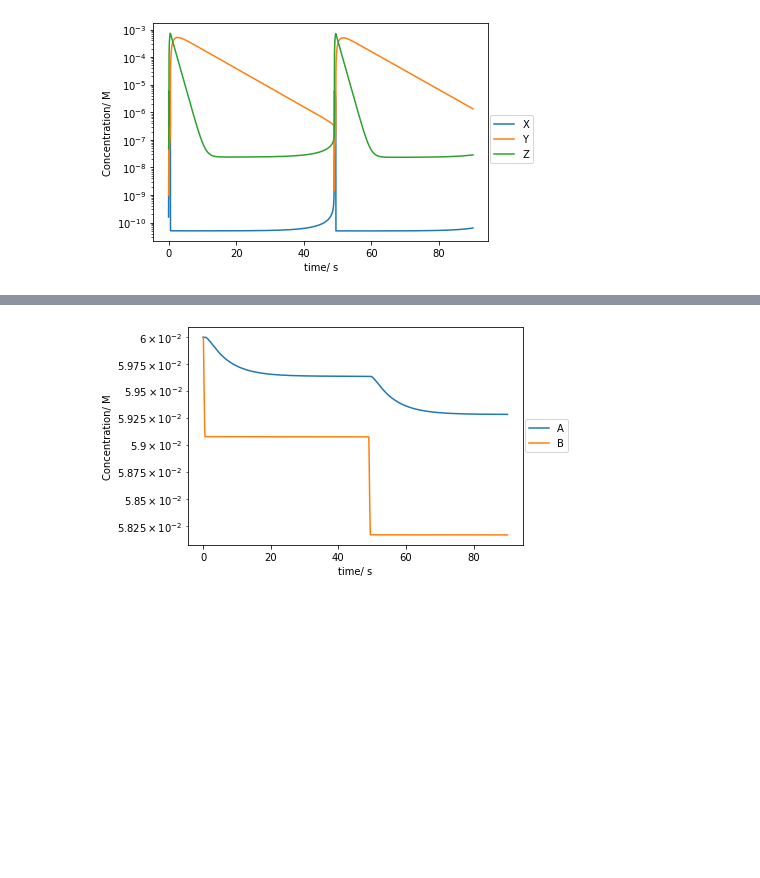
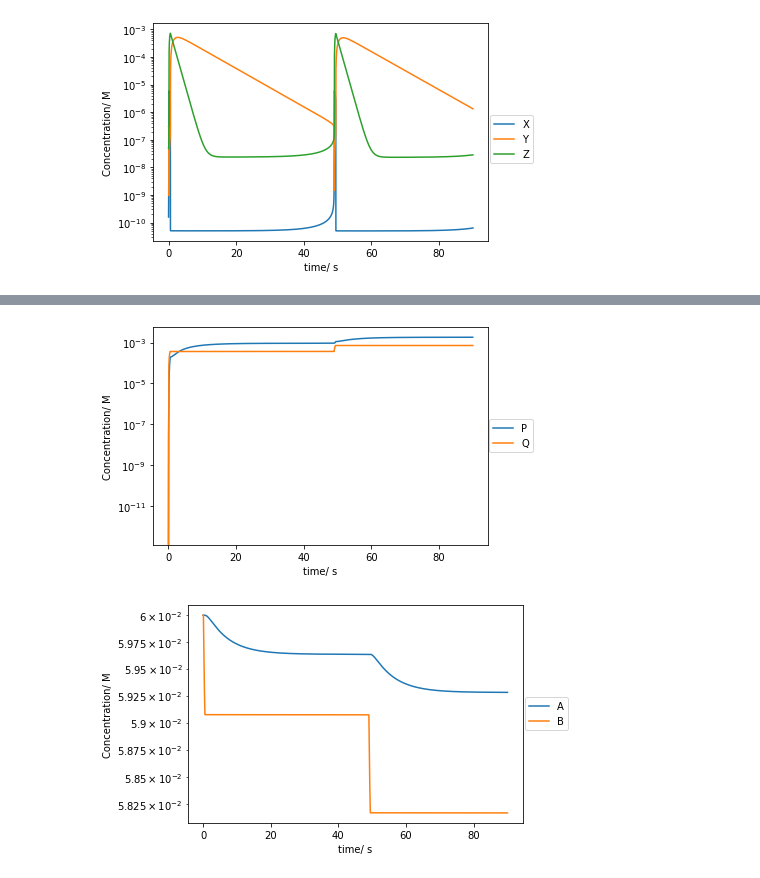
Before and after one commit to KGrewal1/ChemIITools, a Jupyter notebook: nbs/02_Kinetics.ipynb, the cells around one changed output, grey strips where cells are left out. Saved outputs shown, nothing was run; the diff lists cells and outputs as text; code cells hidden in the pictures; blank space fills up the shorter version.

```diff
--- a/nbs/02_Kinetics.ipynb
+++ b/nbs/02_Kinetics.ipynb
@@ -272,0 +301,10 @@ As, Bs, Xs, Ys, Zs, Ps, Qs = conc_t
+# %%
+plt.plot(t[::10000],Ps[::10000],label='P')
+plt.plot(t[::10000],Qs[::10000],label='Q')
+plt.yscale('log')
+plt.xlabel('time/ s')
+plt.ylabel('Concentration/ M')
+plt.legend(bbox_to_anchor =(1.15, 0.6))
+plt.show()
+# %% [output]
+[figure, added]
```
Also changed, not shown: parts of 10 cells of this notebook, 6 other files.
